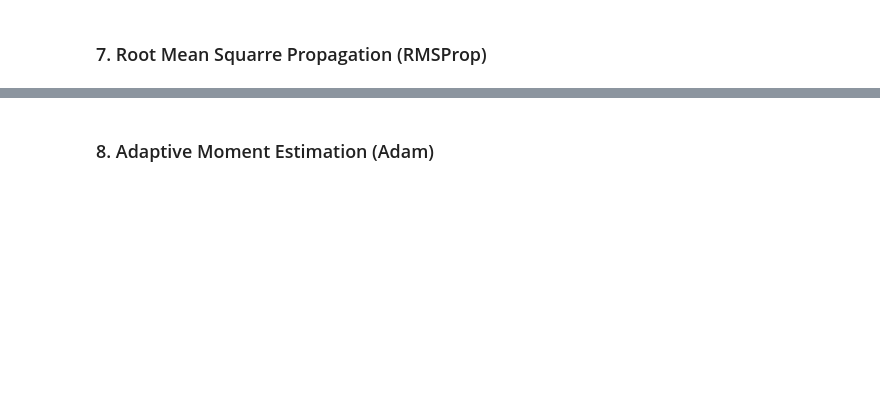
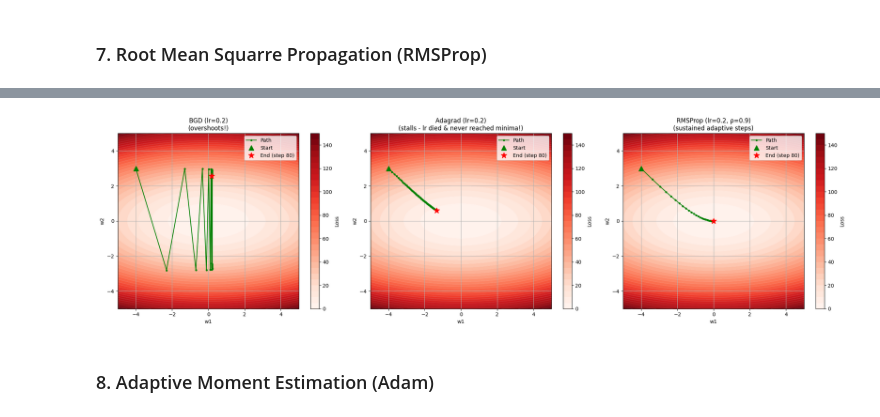
Before and after one commit to ikabrain/UCS761-Deep-Learning-Lab, a Jupyter notebook: DL_assign6.ipynb, the cells around one changed output, grey strips where cells are left out. Drawn from its saved outputs; the diff is of its cells as text; code cells hidden in the pictures; blank space fills up the shorter version.

Commit message:
feat(assign6): implement RMSProp

```diff
--- a/DL_assign6.ipynb
+++ b/DL_assign6.ipynb
@@ -568,2 +628,20 @@ plt.show()
+# %%
+fig, axs = plt.subplots(1, 3, figsize=(21, 6))
+
+lr = 0.2
+
+plt.sca(axs[0])
+BGD(lr=lr).plot(max_iter=80, title=f"BGD (lr={lr})\n(overshoots!)", seed=SEED)
+
+plt.sca(axs[1])
+Adagrad(lr=lr).plot(max_iter=80, title=f"Adagrad (lr={lr})\n(stalls - lr died & never reached minima!)", seed=SEED)
+
+plt.sca(axs[2])
+RMSProp(lr=lr, rho=0.9).plot(max_iter=80, title=f"RMSProp (lr={lr}, ρ=0.9)\n(sustained adaptive steps)", seed=SEED)
+
+plt.tight_layout()
+plt.show()
+# %% [output]
+[figure, added]
 # %% [markdown]
 ### 8. Adaptive Moment Estimation (Adam)
```
Also changed, not shown: parts of 5 cells of this notebook.
